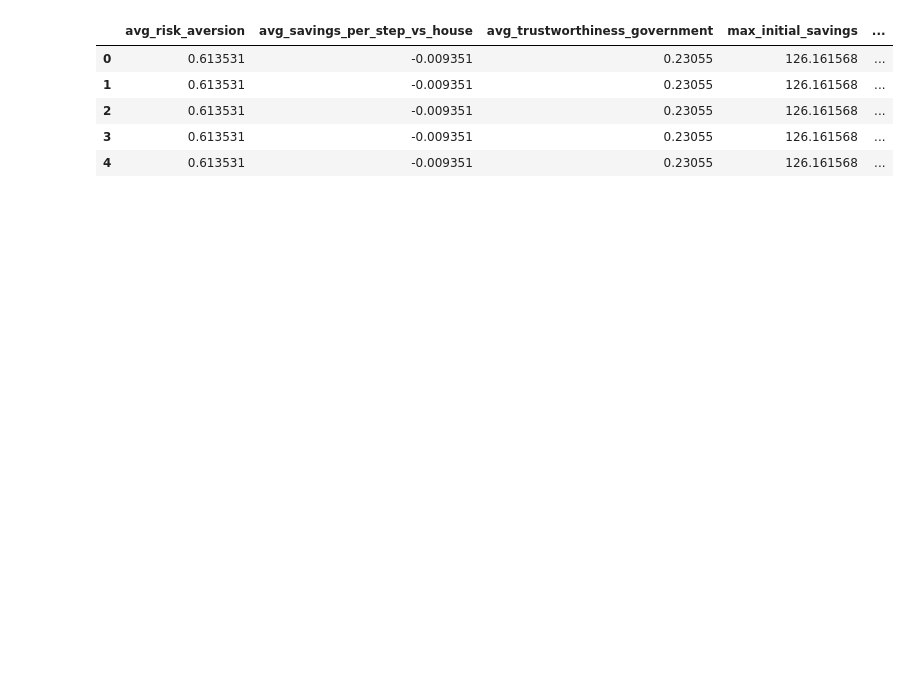
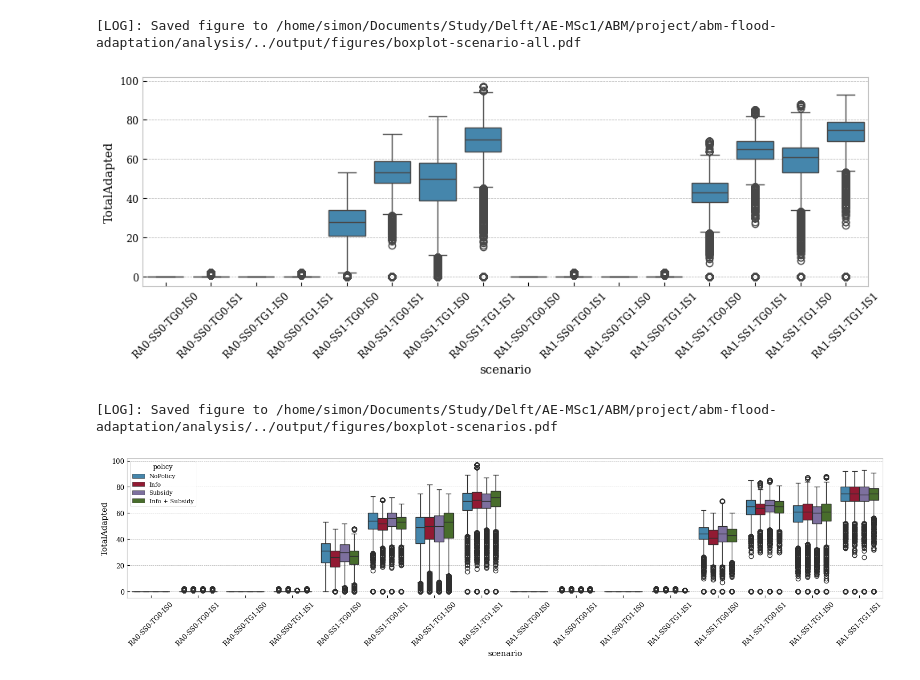
Before and after one commit to simon-van-hulle/abm-flood-adaptation, a Jupyter notebook: analysis/analyse.ipynb, the cells around one changed output. Saved outputs shown, nothing was run; the diff lists cells and outputs as text; code cells hidden in the pictures; blank space fills up the shorter version.

```diff
--- a/analysis/analyse.ipynb
+++ b/analysis/analyse.ipynb
@@ -6,6 +6,7 @@ CURRENT_DIR = os.path.dirname(os.path.realpath("__file__"))
 BASE_DIR = os.path.join(CURRENT_DIR, os.pardir)
 OUTPUT_DIR = os.path.join(BASE_DIR, "output")
 FIG_DIR = os.path.join(OUTPUT_DIR, "figures")
+ENABLE_SAVEFIG = True
 
 sys.path.append(BASE_DIR)
 sys.path.append(CURRENT_DIR)
@@ -25,6 +26,10 @@ from ema_workbench.analysis import pairs_plotting
 # sns.set_theme(style = 'whitegrid', palette = 'deep')
 
 plt.style.use("../model/myBmh.mplstyle")
+
+
+if not ENABLE_SAVEFIG:
+    utils.savefig = lambda *args, **kwargs: None
 # %%
 # Utilities
 from itertools import product, chain
@@ -103,12 +119,24 @@ df_scenario_mean = df_all.groupby(["policy", "scenario", "time"])[["TotalAdapted
 # df_all = df_all[df_all["scenario"] == 1]
 # df_all.head()
 
-df_all = df_all[df_all["scenario"].isin([0,5,6,8])]
-df_all.head()
+# df_all = df_all[df_all["scenario"].isin([0,5,6,8])]
+adapting_scenarios = [scenario_name(i) for i in [4,5,6,7,12,13,14,15]]
+df_all_adapt = df_all[df_all["scenario"].isin(adapting_scenarios)]
-# %% [output]
-|  | avg_risk_aversion | avg_savings_per_step_vs_house | avg_trustworthiness_government | max_initial_savings | ... |
-| 0 | 0.613531 | -0.009351 | 0.23055 | 126.161568 | ... |
-| 1 | 0.613531 | -0.009351 | 0.23055 | 126.161568 | ... |
-| 2 | 0.613531 | -0.009351 | 0.23055 | 126.161568 | ... |
-| 3 | 0.613531 | -0.009351 | 0.23055 | 126.161568 | ... |
-| 4 | 0.613531 | -0.009351 | 0.23055 | 126.161568 | ... |
+# %%
+# sns.boxplot(x="policy", y="TotalAdapted", hue="scenario", data=df_all)
+plt.figure(figsize=(10, 4))
+sns.boxplot(x="scenario", y="TotalAdapted", data=df_all)
+plt.xticks(rotation=45)
+utils.savefig("boxplot-scenario-all.pdf", FIG_DIR)
+plt.show()
+
+plt.figure(figsize=(15, 4))
+sns.boxplot(x="scenario", y="TotalAdapted", data=df_all, hue="policy")
+plt.xticks(rotation=45)
+utils.savefig("boxplot-scenarios.pdf", FIG_DIR)
+plt.show()
+# %% [output]
+[LOG]: Saved figure to /home/simon/Documents/Study/Delft/AE-MSc1/ABM/project/abm-flood-adaptation/analysis/../output/figures/boxplot-scenario-all.pdf
+[figure, added]
+[LOG]: Saved figure to /home/simon/Documents/Study/Delft/AE-MSc1/ABM/project/abm-flood-adaptation/analysis/../output/figures/boxplot-scenarios.pdf
+[figure, added]
```
Also changed, not shown: parts of 25 cells of this notebook, 4 other files.
